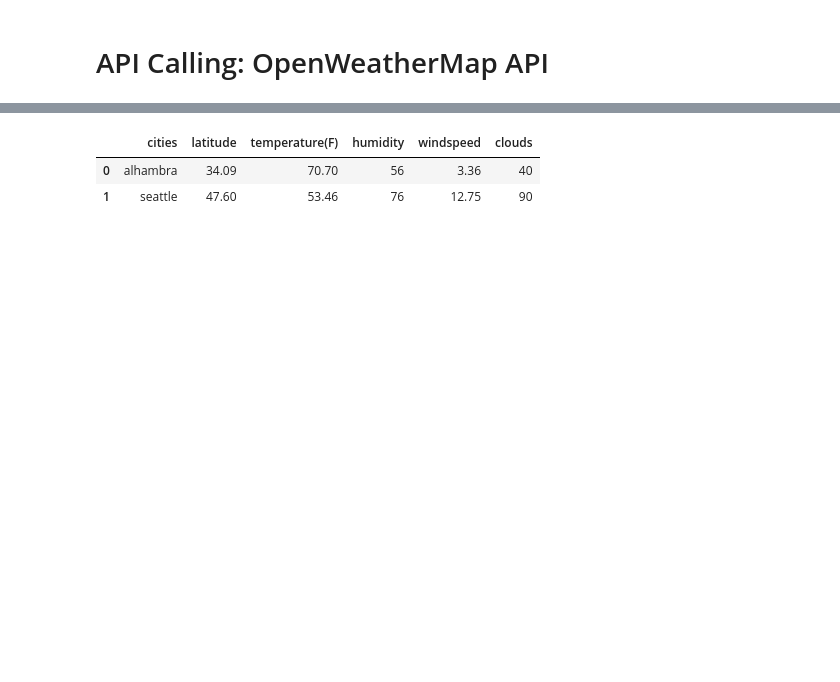
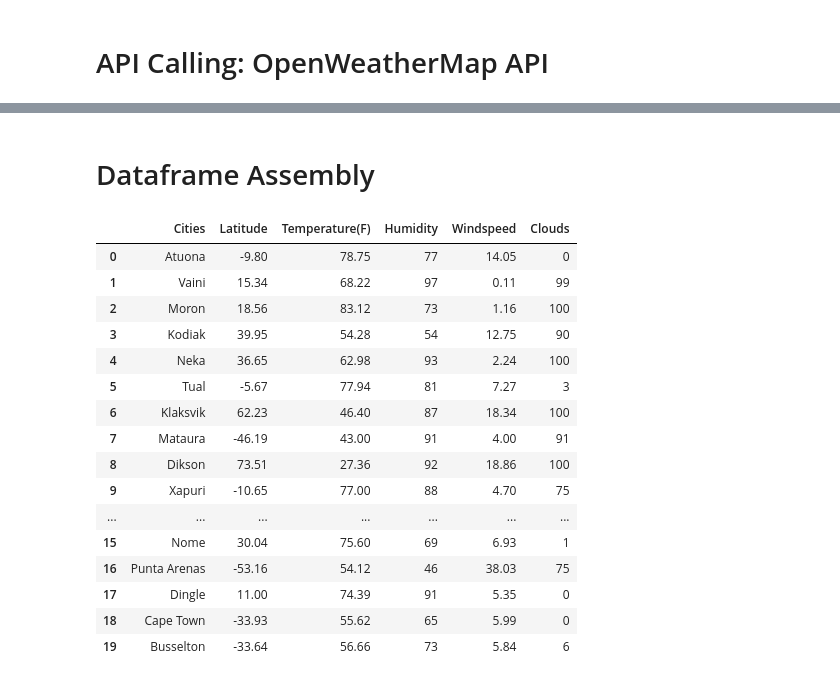
Before and after one commit to gtieng/python-api-challenge, a Jupyter notebook: WeatherPy_GT.ipynb, the cells around one changed output, grey strips where cells are left out. Cells and saved outputs as stored; diff of their text form; code cells hidden in the pictures; blank space fills up the shorter version.

```diff
--- a/WeatherPy_GT.ipynb
+++ b/WeatherPy_GT.ipynb
@@ -91,15 +128,31 @@ for i in test:
+# %% [markdown]
+# Dataframe Assembly
 # %%
-# assemble dataframe
-weather_df = {"cities": test,
-              "latitude": owm_lat,
-              "temperature(F)": temps,
-              "humidity": humid,
-              "windspeed": wspeed,
-              "clouds": clouds
+# assemble dataframe from weather info list holders
+weather_df = {"Cities": city_confirmed,
+              "Latitude": owm_lat,
+              "Temperature(F)": temps,
+              "Humidity": humid,
+              "Windspeed": wspeed,
+              "Clouds": clouds
              }
 
-pd.DataFrame(weather_df)
+pd.DataFrame(weather_df).head(20)
 # %% [output]
-|  | cities | latitude | temperature(F) | humidity | windspeed | clouds |
-| 0 | alhambra | 34.09 | 70.70 | 56 | 3.36 | 40 |
-| 1 | seattle | 47.60 | 53.46 | 76 | 12.75 | 90 |
+|  | Cities | Latitude | Temperature(F) | Humidity | Windspeed | Clouds |
+| 0 | Atuona | -9.80 | 78.75 | 77 | 14.05 | 0 |
+| 1 | Vaini | 15.34 | 68.22 | 97 | 0.11 | 99 |
+| 2 | Moron | 18.56 | 83.12 | 73 | 1.16 | 100 |
+| 3 | Kodiak | 39.95 | 54.28 | 54 | 12.75 | 90 |
+| 4 | Neka | 36.65 | 62.98 | 93 | 2.24 | 100 |
+| 5 | Tual | -5.67 | 77.94 | 81 | 7.27 | 3 |
+| 6 | Klaksvik | 62.23 | 46.40 | 87 | 18.34 | 100 |
+| 7 | Mataura | -46.19 | 43.00 | 91 | 4.00 | 91 |
+| 8 | Dikson | 73.51 | 27.36 | 92 | 18.86 | 100 |
+| 9 | Xapuri | -10.65 | 77.00 | 88 | 4.70 | 75 |
+| ... | ... | ... | ... | ... | ... | ... |
+| 15 | Nome | 30.04 | 75.60 | 69 | 6.93 | 1 |
+| 16 | Punta Arenas | -53.16 | 54.12 | 46 | 38.03 | 75 |
+| 17 | Dingle | 11.00 | 74.39 | 91 | 5.35 | 0 |
+| 18 | Cape Town | -33.93 | 55.62 | 65 | 5.99 | 0 |
+| 19 | Busselton | -33.64 | 56.66 | 73 | 5.84 | 6 |
```
Also changed, not shown: parts of 16 cells of this notebook, 5 other files.
